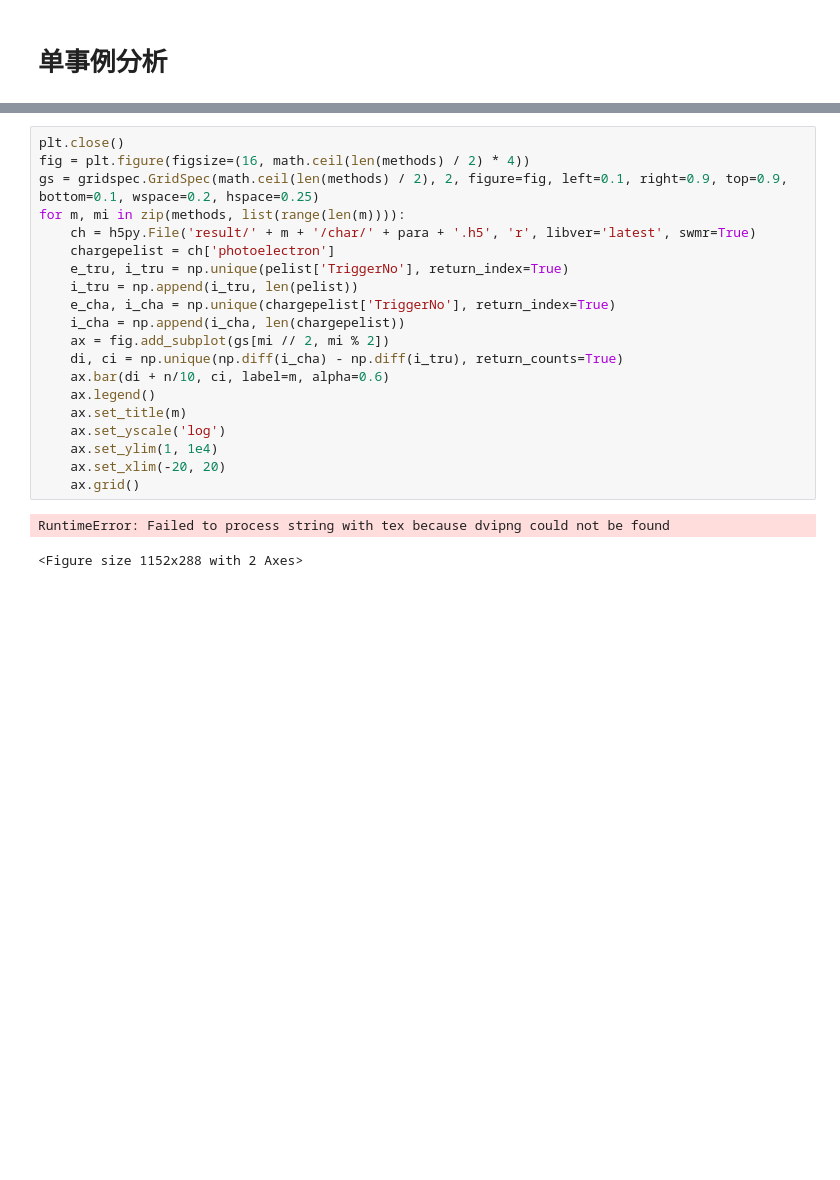
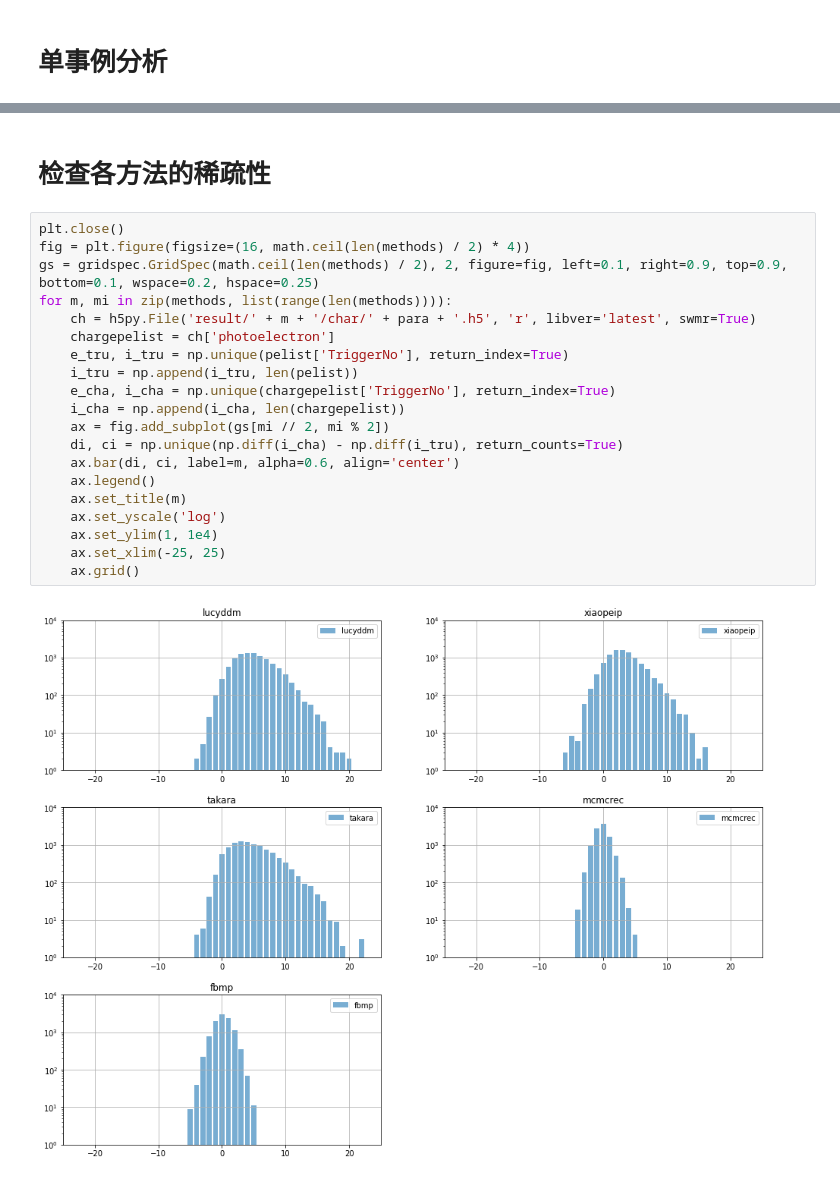
Before and after one commit to heroxbd/waveform-analysis, a Jupyter notebook: check.ipynb, the cells around one changed output, grey strips where cells are left out. Drawn from its saved outputs; the diff is of its cells as text; blank space fills up the shorter version.

```diff
--- a/check.ipynb
+++ b/check.ipynb
@@ -196,23 +145,24 @@ RuntimeError: Failed to process string with tex because dvipng could not be foun
+# %% [markdown]
+# 检查各方法的稀疏性
 # %%
 plt.close()
 fig = plt.figure(figsize=(16, math.ceil(len(methods) / 2) * 4))
 gs = gridspec.GridSpec(math.ceil(len(methods) / 2), 2, figure=fig, left=0.1, right=0.9, top=0.9, bottom=0.1, wspace=0.2, hspace=0.25)
-for m, mi in zip(methods, list(range(len(m)))):
+for m, mi in zip(methods, list(range(len(methods)))):
     ch = h5py.File('result/' + m + '/char/' + para + '.h5', 'r', libver='latest', swmr=True)
     chargepelist = ch['photoelectron']
     e_tru, i_tru = np.unique(pelist['TriggerNo'], return_index=True)
     i_tru = np.append(i_tru, len(pelist))
     e_cha, i_cha = np.unique(chargepelist['TriggerNo'], return_index=True)
     i_cha = np.append(i_cha, len(chargepelist))
     ax = fig.add_subplot(gs[mi // 2, mi % 2])
     di, ci = np.unique(np.diff(i_cha) - np.diff(i_tru), return_counts=True)
-    ax.bar(di + n/10, ci, label=m, alpha=0.6)
+    ax.bar(di, ci, label=m, alpha=0.6, align='center')
     ax.legend()
     ax.set_title(m)
     ax.set_yscale('log')
     ax.set_ylim(1, 1e4)
-    ax.set_xlim(-20, 20)
+    ax.set_xlim(-25, 25)
     ax.grid()
 # %% [output]
-RuntimeError: Failed to process string with tex because dvipng could not be found
-<Figure size 1152x288 with 2 Axes>
+[figure, added]
```
Also changed, not shown: parts of 12 cells of this notebook, 5 other files.
